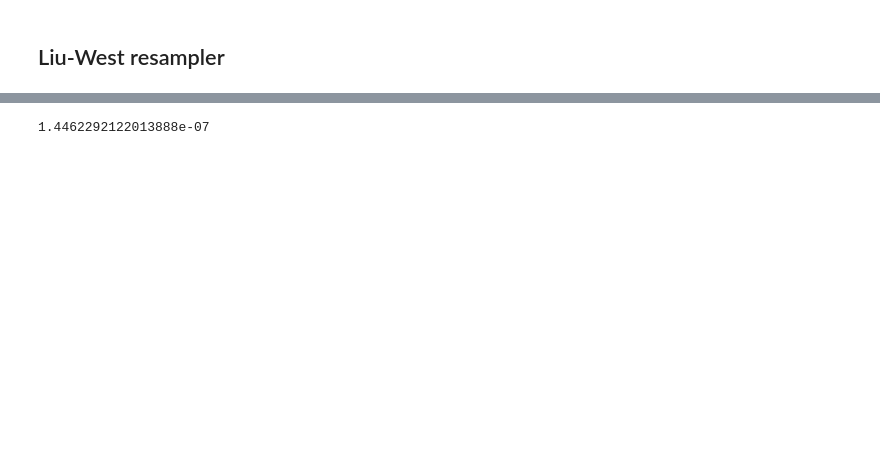
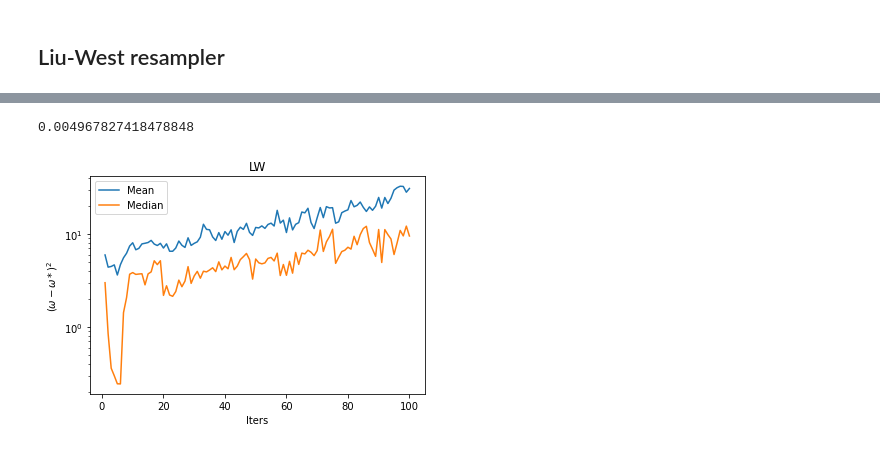
Before and after one commit to ajrheng/smc-nn-resampler, a Jupyter notebook: run-bayesian-phase-est.ipynb, the cells around one changed output, grey strips where cells are left out. Cells and saved outputs as stored; diff of their text form; code cells hidden in the pictures; blank space fills up the shorter version.

```diff
--- a/run-bayesian-phase-est.ipynb
+++ b/run-bayesian-phase-est.ipynb
@@ -208,5 +252,22 @@ True omega: 4.883084, prediction by LW: 4.883084, num of resample calls: 12
 # %%
-lw_mse = np.mean( abs(np.array(omega_star_list) - np.array(lw_pred_list)) )
+lw_mse = np.mean( np.array(omega_star_list) - np.array(lw_pred_list)) ** 2
 print(lw_mse)
 # %% [output]
-1.4462292122013888e-07
+0.004967827418478848
+# %%
+lw_data_squared = (np.array(lw_data) - np.array(omega_star_list).reshape(-1,1)) ** 2
+lw_data_mean = np.mean(lw_data_squared, axis=0)
+lw_data_median = np.median(lw_data_squared, axis =0)
+
+num_data_points = lw_data_squared.shape[1]
+
+plt.plot(np.arange(1,num_data_points+1, dtype=int), lw_data_mean, label='Mean')
+plt.plot(np.arange(1,num_data_points+1, dtype=int), lw_data_median, label='Median')
+plt.legend()
+plt.title("LW")
+plt.xlabel("Iters")
+plt.ylabel("$(\omega - \omega*)^2$")
+plt.yscale('log')
+plt.show()
+# %% [output]
+[figure, added]
```
Also changed, not shown: parts of 7 cells of this notebook, 3 other files.
